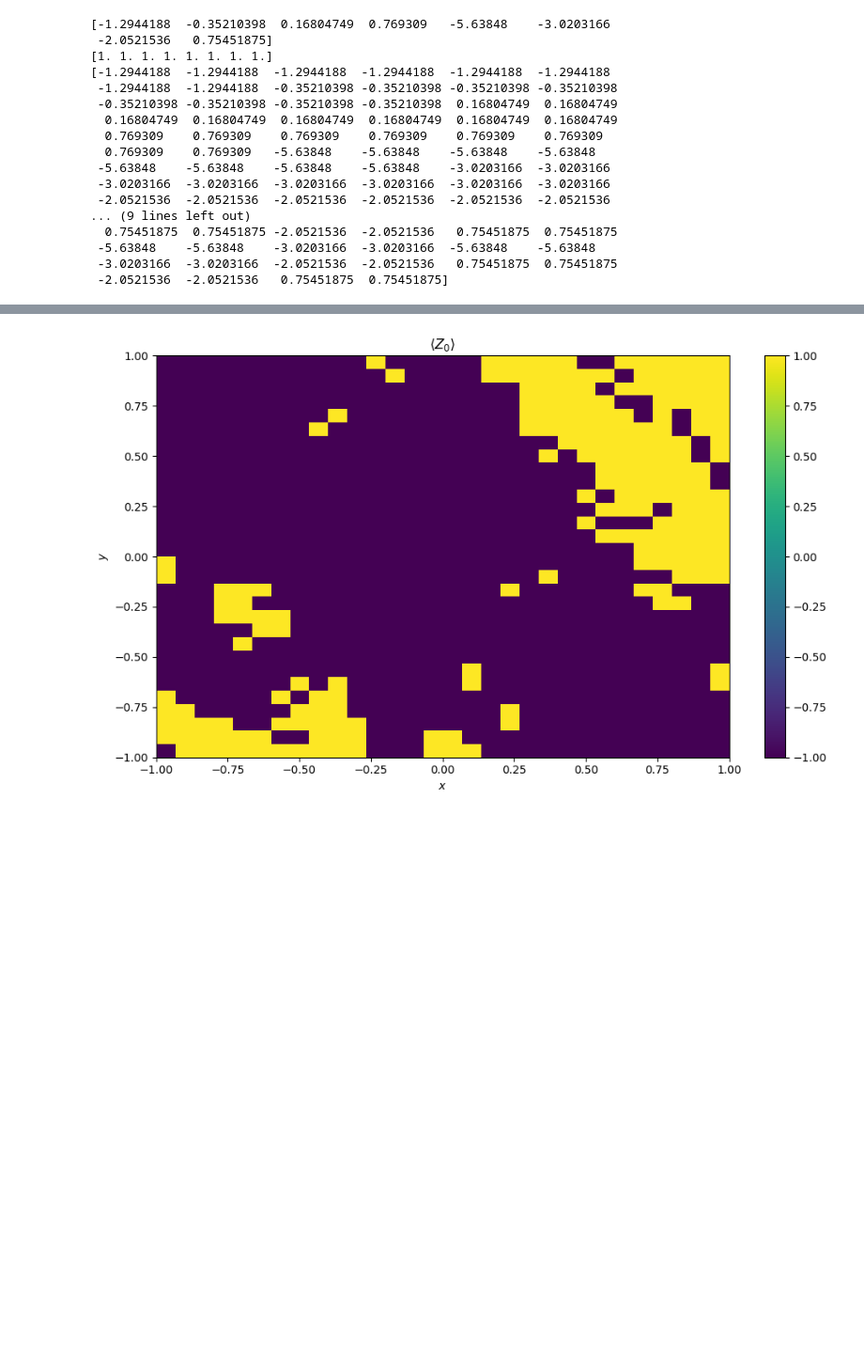
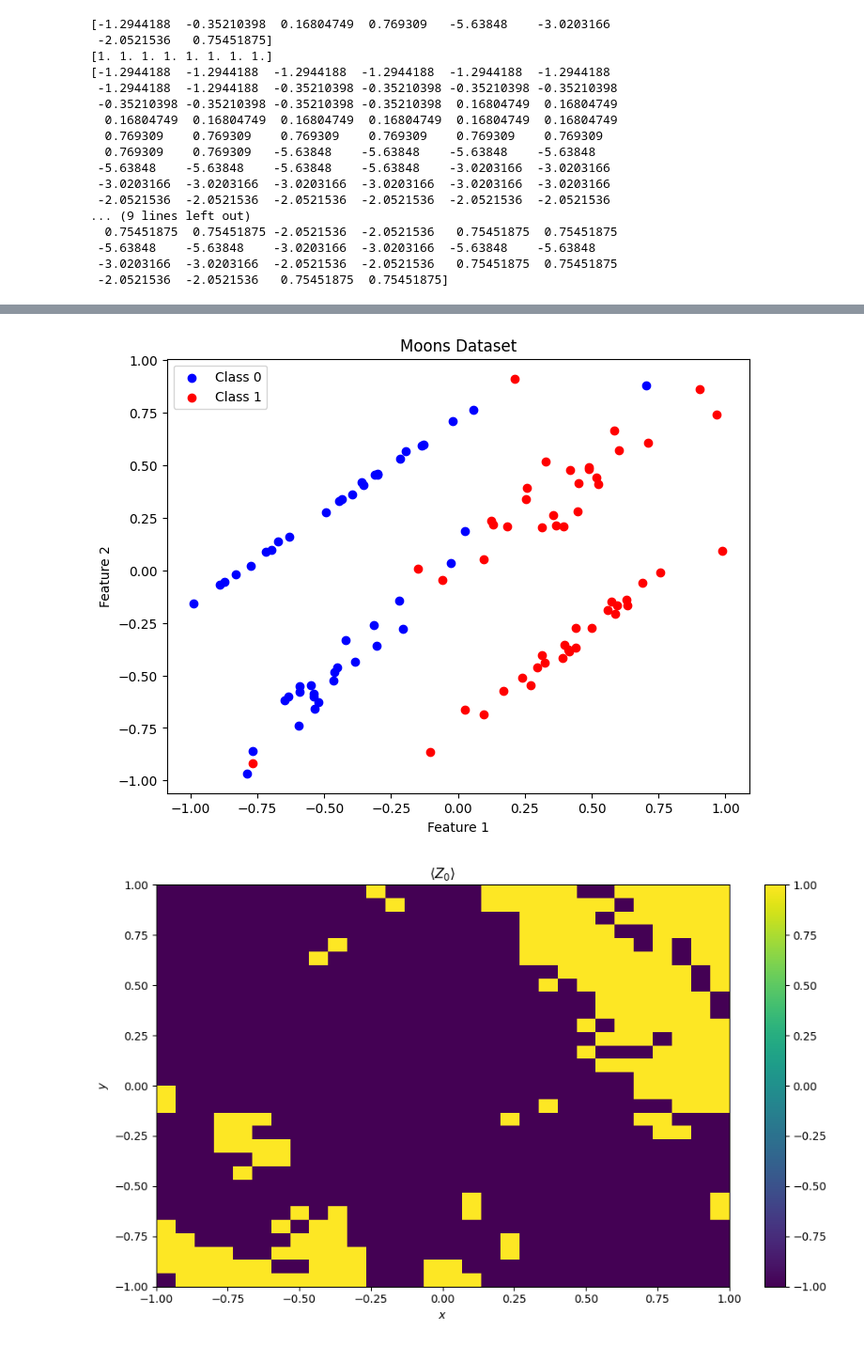
Before and after one commit to MazenAli/QuLearn, a Jupyter notebook: scratch/scratch5.ipynb, the cells around one changed output, grey strips where cells are left out. Shown at 94% size. Cells and saved outputs as stored; diff of their text form; code cells hidden in the pictures; blank space fills up the shorter version.

```diff
--- a/scratch/scratch5.ipynb
+++ b/scratch/scratch5.ipynb
@@ -397,3 +469,25 @@ print(drawer(x))
+# %%
+from qulearn.trainer import RidgeRegression
+trainer = RidgeRegression(lambda_reg=1.0)
+# %%
+trainer.train(kernel_model, train_dataloader, val_dataloader)
+# %%
+kernel_classifier = SignModelWrapper(kernel_model)
+
+X_tensor = torch.tensor(X, dtype=torch.float64)
+y = kernel_classifier(X_tensor)
+
+# Plot the dataset
+plt.figure(figsize=(8, 6))
+plt.scatter(X[y == -1][:, 0], X[y == -1][:, 1], color='blue', label='Class 0')
+plt.scatter(X[y == 1][:, 0], X[y == 1][:, 1], color='red', label='Class 1')
+plt.title("Moons Dataset")
+plt.xlabel("Feature 1")
+plt.ylabel("Feature 2")
+plt.legend()
+plt.show()
+# %% [output]
+[figure, added]
 # %%
 model = SignModelWrapper(model)
 # %%
```
Also changed, not shown: parts of 4 cells of this notebook.
